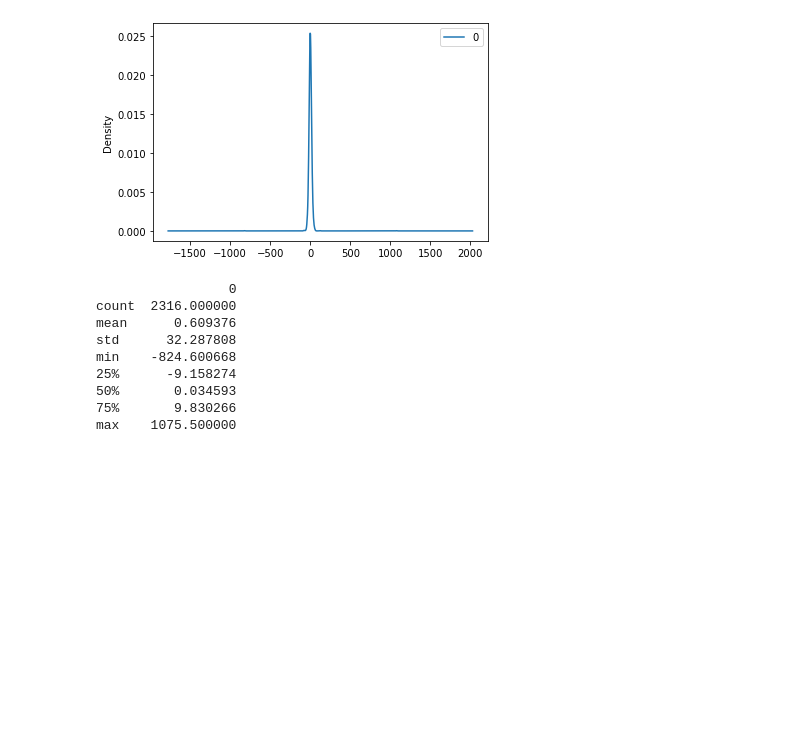
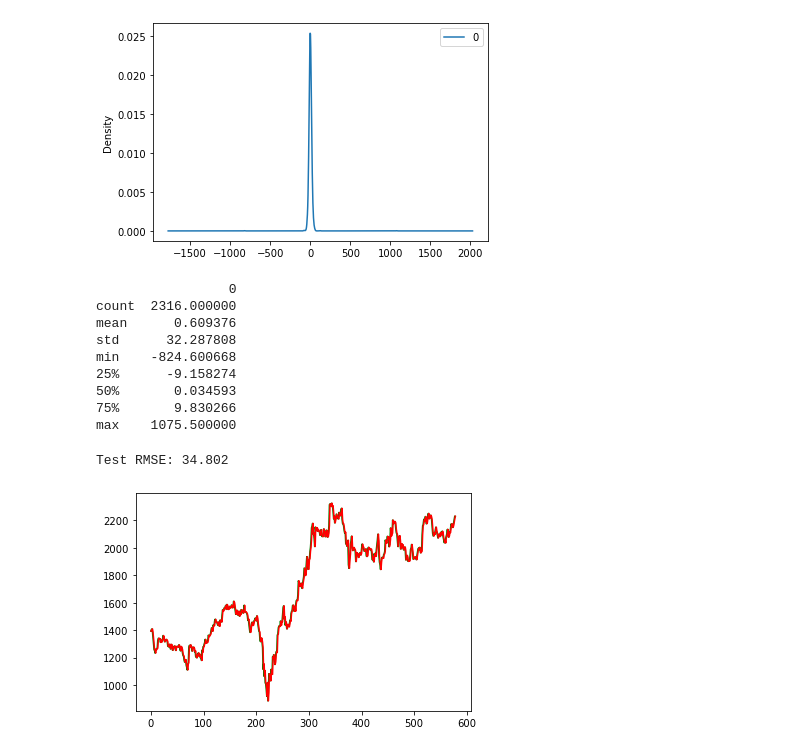
Before and after one commit to n-akram/TimeSeriesSafeML, a Jupyter notebook: Experiments/Implementation_in_Python/TimeseriesForecasting/StockPrice_ARIMA.ipynb, the cells around one changed output. Cells and saved outputs as stored; diff of their text form; code cells hidden in the pictures; blank space fills up the shorter version.

Commit message:
Forecasts of ARIMA model for stock price data

```diff
--- a/Experiments/Implementation_in_Python/TimeseriesForecasting/StockPrice_ARIMA.ipynb
+++ b/Experiments/Implementation_in_Python/TimeseriesForecasting/StockPrice_ARIMA.ipynb
@@ -121,7 +121,7 @@ history = [x for x in train_set]
 predictions = list()
 # walk-forward validation
 for t in range(len(test_set)):
-	model = ARIMA(history, order=(20,1,0))
+	model = ARIMA(history, order=(0,1,0))
 	model_fit = model.fit()
 	output = model_fit.forecast()
 	yhat = output[0]
@@ -132,9 +132,12 @@ for t in range(len(test_set)):
 # %%
 # evaluate forecasts
 rmse = math.sqrt(mean_squared_error(test_set, predictions))
 print('Test RMSE: %.3f' % rmse)
 
 # plot forecasts against actual outcomes
-plt.plot(test_set)
+plt.plot(test_set, 'g')
 plt.plot(predictions, color='red')
 plt.show()
+# %% [output]
+Test RMSE: 34.802
+[figure, added]
```
Also changed, not shown: parts of 6 cells of this notebook, 3 other files.
